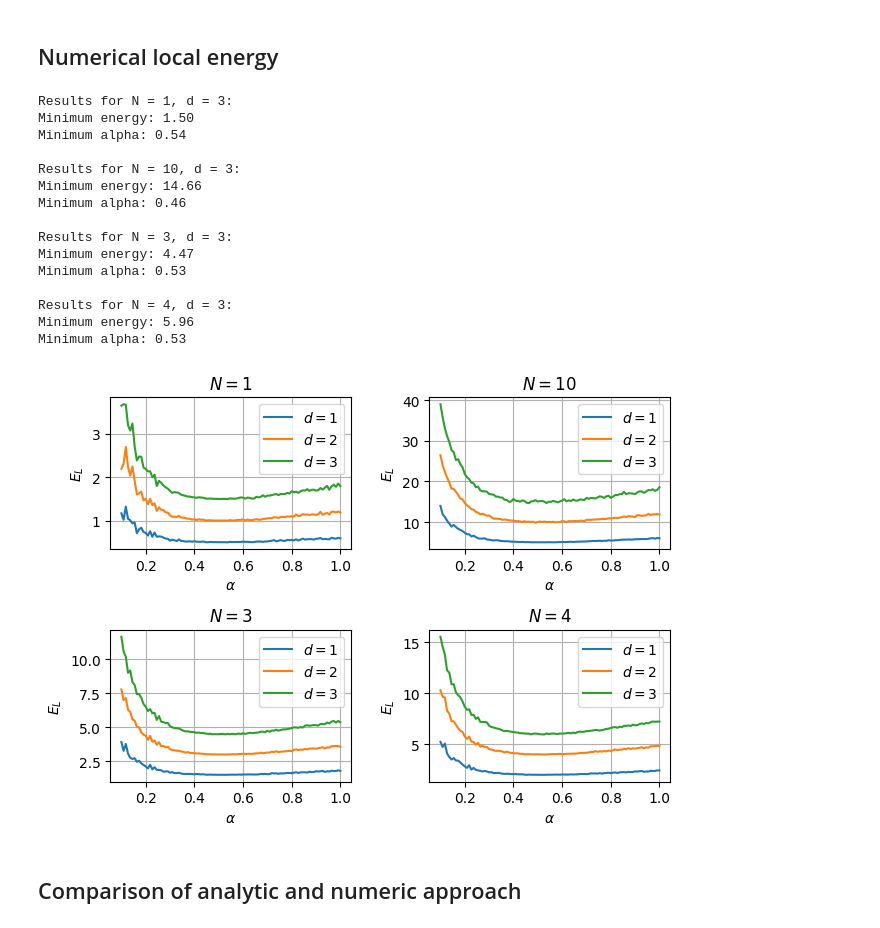
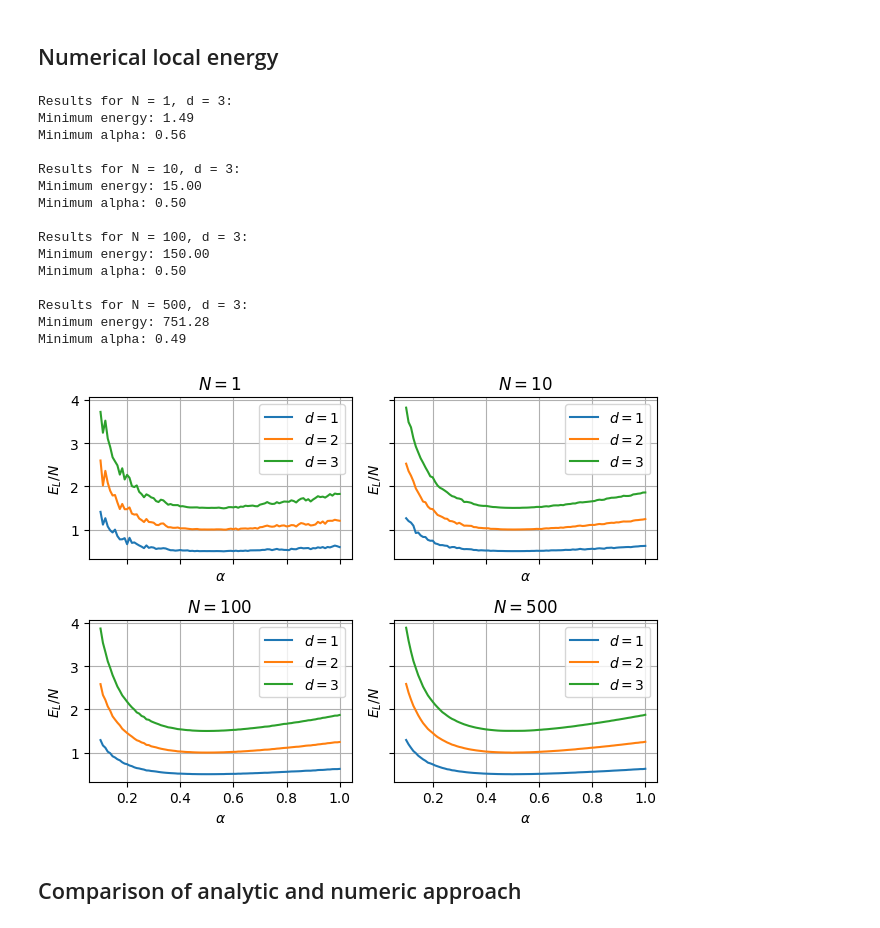
Before and after one commit to semapheur/fys4411, a Jupyter notebook: project_1/code/calc_c.ipynb, the cells around one changed output. Drawn from its saved outputs; the diff is of its cells as text; code cells hidden in the pictures.

```diff
--- a/project_1/code/calc_c.ipynb
+++ b/project_1/code/calc_c.ipynb
@@ -9,14 +9,14 @@ import numpy as np
 from vmc_jax import MetropolisJAX
 from bose_harmonic import HarmonicParamGrid
 from bose_harmonic_jax import (
-  wavefunction_jax,
+  log_wavefunction_jax,
   local_energy_jax,
   drift_force_jax,
   HarmonicParams,
 )
 
 base_cycles = 10_000
-base_dt = 0.01
+base_dt = 0.05
 diffusion_coefficient = 0.5
 
 alpha_values = np.linspace(0.1, 1.0, 100)
@@ -31,13 +31,14 @@ axs = axs.ravel()
 for i, n in enumerate(number_particles):
   ax = axs[i]
 
+  time_step = base_dt / np.sqrt(n)
+  cycles = int(base_cycles * np.sqrt(n))
+
   for j, d in enumerate(dims):
-    time_step = base_dt / np.sqrt(n)
-    cycles = int(base_cycles * np.sqrt(n))
 
     simulation = MetropolisJAX[HarmonicParams](n, d)
     result = simulation.grid_search_importance(
-      wavefunction_jax,
+      log_wavefunction_jax,
       local_energy_jax,
       drift_force_jax,
       param_grid,
@@ -61,6 +62,7 @@ for i, n in enumerate(number_particles):
       print(f"Minimum alpha: {min_alpha:.2f}\n")
 
 plt.tight_layout()
+# plt.savefig("vmc_bose_harmonic_grid_importance_analytic_numerical.pdf", format="pdf")
 plt.show()
 # %% [output]
 Results for N = 1, d = 3:
@@ -88,72 +90,76 @@ import numpy as np
 from vmc_jax import MetropolisJAX
 from bose_harmonic import HarmonicParamGrid
 from bose_harmonic_jax import (
-  wavefunction_jax,
+  log_wavefunction_jax,
   local_energy_numeric_jax,
   drift_force_numeric_jax,
   HarmonicParams,
 )
 
-cycles = 10_000
-time_step = 0.05
+base_cycles = 10_000
+base_dt = 0.05
 diffusion_coefficient = 0.5
 
 alpha_values = np.linspace(0.1, 1.0, 100)
 param_grid = HarmonicParamGrid(param_type=HarmonicParams, alpha=alpha_values)
 
-number_particles = [1, 10, 3, 4]
+number_particles = [1, 10, 100, 500]
 dims = [1, 2, 3]
 
-fig, axs = plt.subplots(2, 2)
+fig, axs = plt.subplots(2, 2, sharex=True, sharey=True)
 axs = axs.ravel()
 
 for i, n in enumerate(number_particles):
   ax = axs[i]
 
+  time_step = base_dt / np.sqrt(n)
+  cycles = int(base_cycles * np.sqrt(n))
+
   for j, d in enumerate(dims):
+
     simulation = MetropolisJAX[HarmonicParams](n, d)
     results = simulation.grid_search_importance(
-      wavefunction_jax,
+      log_wavefunction_jax,
       local_energy_numeric_jax,
       drift_force_numeric_jax,
       param_grid,
       time_step,
       diffusion_coefficient,
       cycles,
     )
-    energies = results.energy
-    ax.plot(alpha_values, energies, label=f"$d = {d}$")
+    energies = results.energies
+    ax.plot(alpha_values, energies / n, label=f"$d = {d}$")
     ax.set_title(f"$N = {n}$")
-    ax.set(xlabel=r"$\alpha$", ylabel=r"$E_L$")
+    ax.set(xlabel=r"$\alpha$", ylabel=r"$E_L /N$")
     ax.legend()
     ax.grid(True)
 
     if d == 3:
       min_energy = np.min(energies)
       min_alpha = alpha_values[np.argmin(energies)]
       print(f"Results for N = {n}, d = {d}:")
       print(f"Minimum energy: {min_energy:.2f}")
       print(f"Minimum alpha: {min_alpha:.2f}\n")
 
 plt.tight_layout()
 plt.show()
 # %% [output]
 Results for N = 1, d = 3:
-Minimum energy: 1.50
-Minimum alpha: 0.54
+Minimum energy: 1.49
+Minimum alpha: 0.56
 
 Results for N = 10, d = 3:
-Minimum energy: 14.66
-Minimum alpha: 0.46
+Minimum energy: 15.00
+Minimum alpha: 0.50
 
-Results for N = 3, d = 3:
-Minimum energy: 4.47
-Minimum alpha: 0.53
+Results for N = 100, d = 3:
+Minimum energy: 150.00
+Minimum alpha: 0.50
 
-Results for N = 4, d = 3:
-Minimum energy: 5.96
-Minimum alpha: 0.53
+Results for N = 500, d = 3:
+Minimum energy: 751.28
+Minimum alpha: 0.49
-[figure, old version]
+[figure, new version]
 # %% [markdown]
 ## Comparison of analytic and numeric approach
 # %%
```
Also changed, not shown: parts of 3 cells of this notebook, 5 other files.
